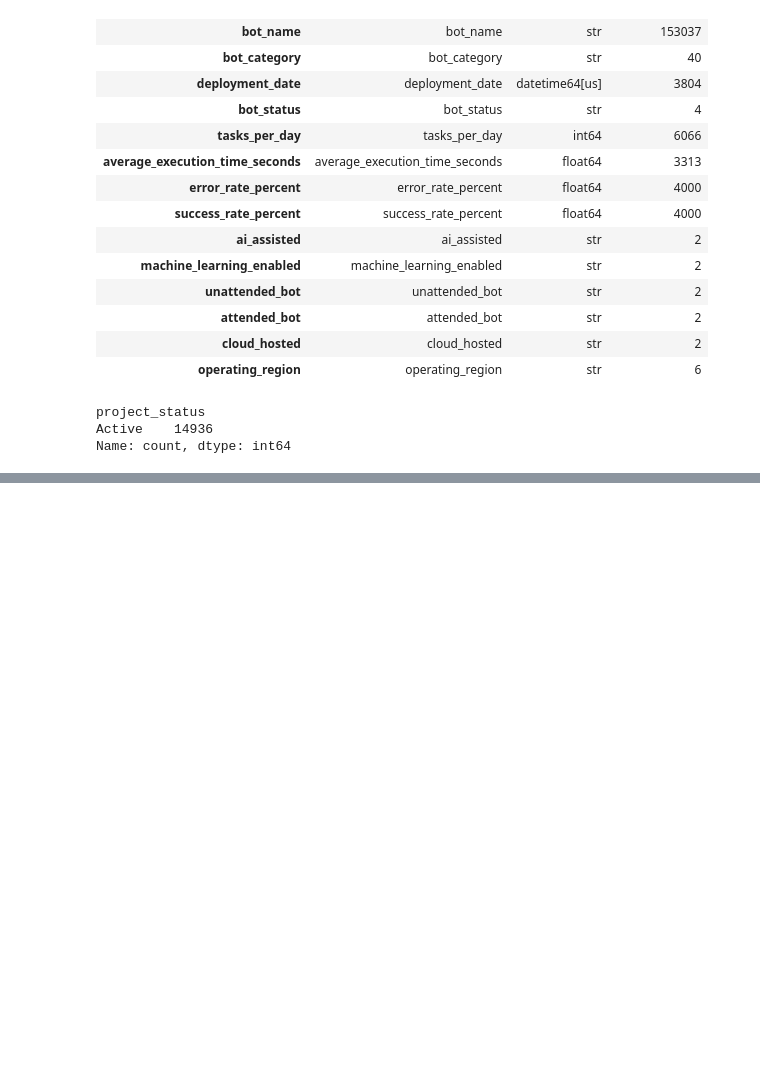
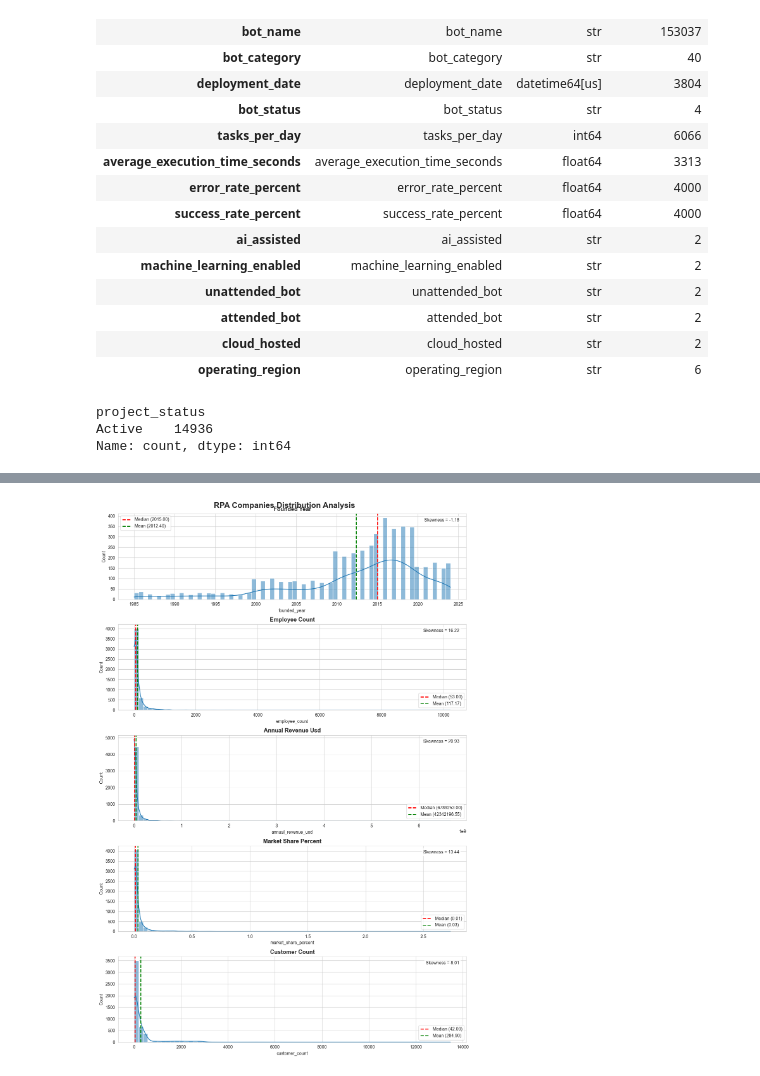
Before and after one commit to fathirrizkifadillah/Worldwide-Robotic-Process-Automation-Database-2026, a Jupyter notebook: main.ipynb, the cells around one changed output, grey strips where cells are left out. Saved outputs shown, nothing was run; the diff lists cells and outputs as text; code cells hidden in the pictures; blank space fills up the shorter version.

```diff
--- a/main.ipynb
+++ b/main.ipynb
@@ -489,0 +686,69 @@ Name: count, dtype: int64
+# %%
+target_columns = [
+    "founded_year",
+    "employee_count",
+    "annual_revenue_usd",
+    "market_share_percent",
+    "customer_count"
+]
+
+fig, axes = plt.subplots(
+    nrows=len(target_columns),
+    ncols=1,
+    figsize=(12, 18)
+)
+
+axes = axes.flatten()
+
+for ax, col in zip(axes, target_columns):
+
+    mean_val = rpa_companies[col].mean()
+    median_val = rpa_companies[col].median()
+    skew_val = skew(rpa_companies[col].dropna())
+
+    sns.histplot(
+        data=rpa_companies,
+        x=col,
+        bins=70,
+        kde=True,
+        ax=ax
+    )
+
+    ax.axvline(median_val,color="red",linestyle="--",linewidth=2,label=f"Median ({median_val:.2f})")
+    ax.axvline(mean_val,color="green",linestyle="--",linewidth=2,label=f"Mean ({mean_val:.2f})")
+
+    ax.set_title(col.replace("_"," ").title(),fontsize=13,fontweight="bold")
+
+    ax.text(
+        0.98,
+        0.95,
+        f"Skewness = {skew_val:.2f}",
+        transform=ax.transAxes,
+        ha="right",
+        va="top",
+        bbox=dict(boxstyle="round",facecolor="white",alpha=.8)
+    )
+
+    ax.legend()
+
+plt.tight_layout()
+
+fig.suptitle(
+    "RPA Companies Distribution Analysis",
+    fontsize=18,
+    fontweight="bold"
+)
+
+fig.subplots_adjust(top=.96)
+
+os.makedirs("img",exist_ok=True)
+
+plt.savefig(
+    "img/rpa_companies_distribution.png",
+    dpi=300,
+    bbox_inches="tight"
+)
+
+plt.show()
+# %% [output]
+[figure, added]
```
Also changed, not shown: parts of 6 cells of this notebook, 2 other files.
